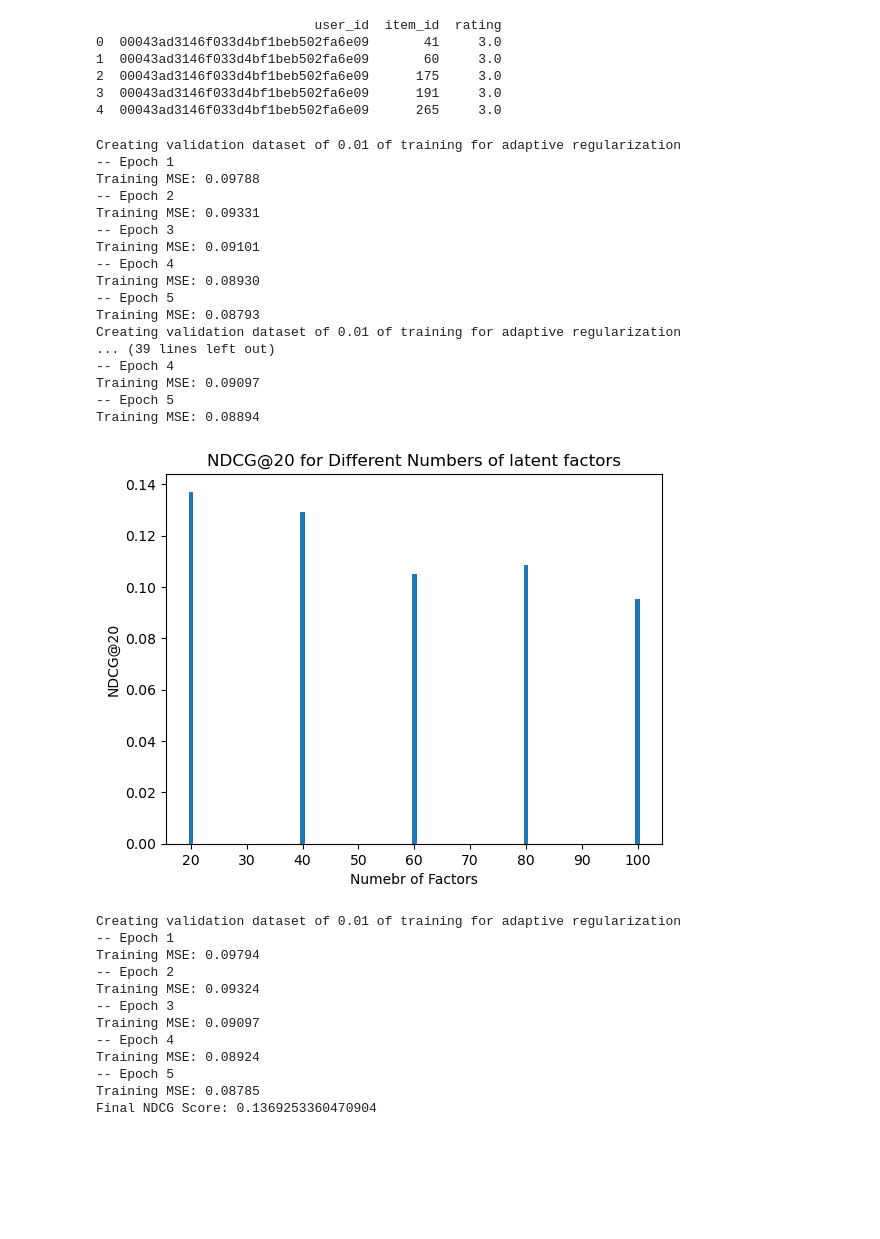
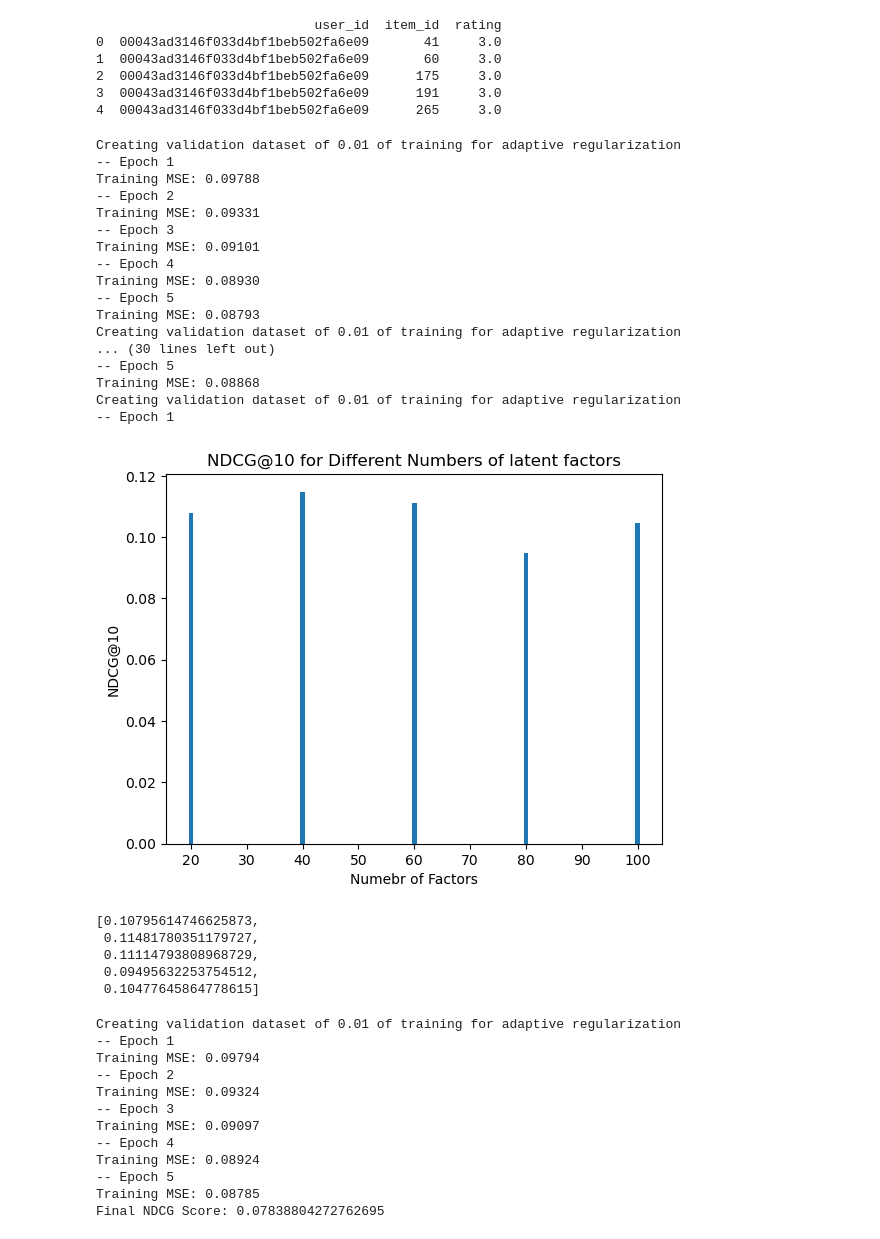
Before and after one commit to farastu-who/RecSys_Intersectional, a Jupyter notebook: baseline_FM.ipynb, the cells around one changed output. Saved outputs shown, nothing was run; the diff lists cells and outputs as text; code cells hidden in the pictures; blank space fills up the shorter version.

Commit message:
changed list_len to 50

```diff
--- a/baseline_FM.ipynb
+++ b/baseline_FM.ipynb
@@ -188,7 +195,8 @@ class NDCGEvaluator(ListwiseEvaluator):
         dcg = 0.0
         for i, pred in enumerate(user_recs):
             if pred[1] in self.rated_table[user]:
-                dcg = self.log_table[i]
+                dcg = self.log_table.get(i, 0)
+
 
         idcg = 0
         if len(self.rated_table[user]) >= self.list_len:
@@ -258,7 +266,7 @@ latent_factors = range(20, 101, 20)
 ndcg_scores = []
 frac = 0.1
 predict_list_len = 100
-list_len = 10
+list_len = 50
 
 for factors in latent_factors:
     fm = pylibfm.FM(num_factors=factors, num_iter=5, verbose=True, task="regression", initial_learning_rate=0.001, learning_rate_schedule="optimal")
@@ -269,7 +277,7 @@ for factors in latent_factors:
         vectorizer=vectorizer,
         test_data=test_data,
         train_items=train_items,
-        list_len=10,
+        list_len=50,
         predict_list_len=100,
         frac=frac
     )
@@ -299,20 +307,26 @@ Training MSE: 0.08930
 -- Epoch 5
 Training MSE: 0.08793
 Creating validation dataset of 0.01 of training for adaptive regularization
-... (39 lines left out)
--- Epoch 4
-Training MSE: 0.09097
+... (30 lines left out)
 -- Epoch 5
-Training MSE: 0.08894
+Training MSE: 0.08868
+Creating validation dataset of 0.01 of training for adaptive regularization
+-- Epoch 1
 # %%
 # 10. Plotting the NDCG scores
 plt.bar(range(20,101,20), ndcg_scores)
 plt.xlabel('Numebr of Factors')
-plt.ylabel('NDCG@20')
-plt.title('NDCG@20 for Different Numbers of latent factors')
+plt.ylabel('NDCG@10')
+plt.title('NDCG@10 for Different Numbers of latent factors')
 plt.show()
+ndcg_scores
 # %% [output]
-[figure, old version]
+[figure, new version]
+[0.10795614746625873,
+ 0.11481780351179727,
+ 0.11114793808968729,
+ 0.09495632253754512,
+ 0.10477645864778615]
 # %%
 # 11. select 20 factors as the best model
 train_data_np = np.array(train_data)
@@ -325,7 +339,7 @@ test_recommendations = create_test_recommendations(
     vectorizer=vectorizer,
     test_data=test_data,
     train_items=train_items,
-    list_len=10,
+    list_len=50,
     predict_list_len=100,
     frac=frac
 )
@@ -358,7 +372,7 @@ Training MSE: 0.09097
 Training MSE: 0.08924
 -- Epoch 5
 Training MSE: 0.08785
-Final NDCG Score: 0.1369253360470904
+Final NDCG Score: 0.07838804272762695
 # %%
 # 12. Get the final output (after training the model and creating the test_recommendations)
 all_user_recommendations = test_recommendations.get_all_recommendations()
```
Also changed, not shown: parts of 1 cell of this notebook, 4 other files.
